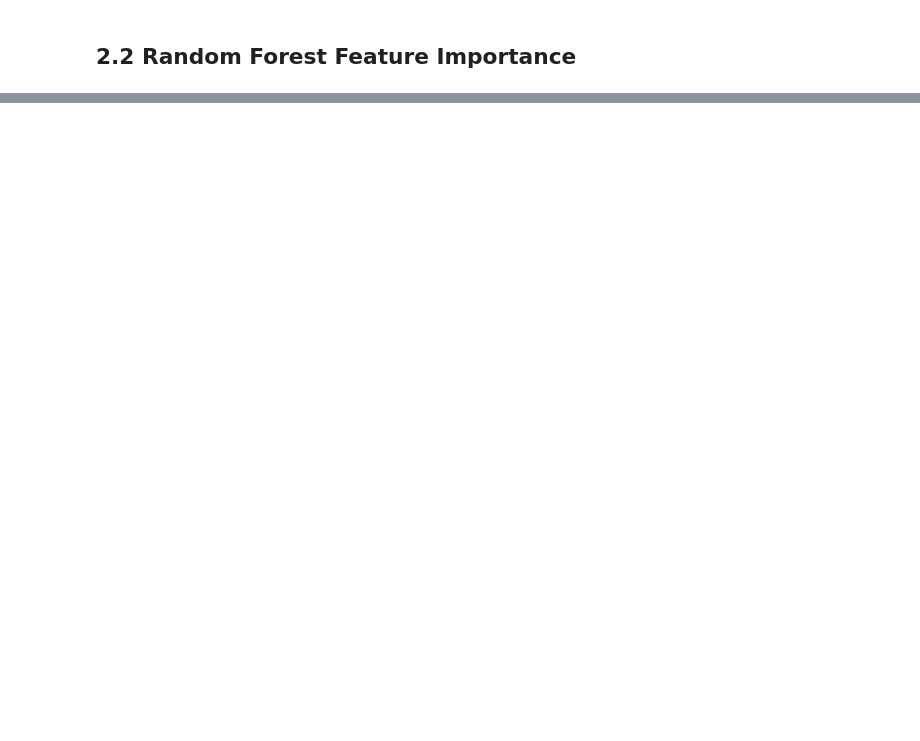
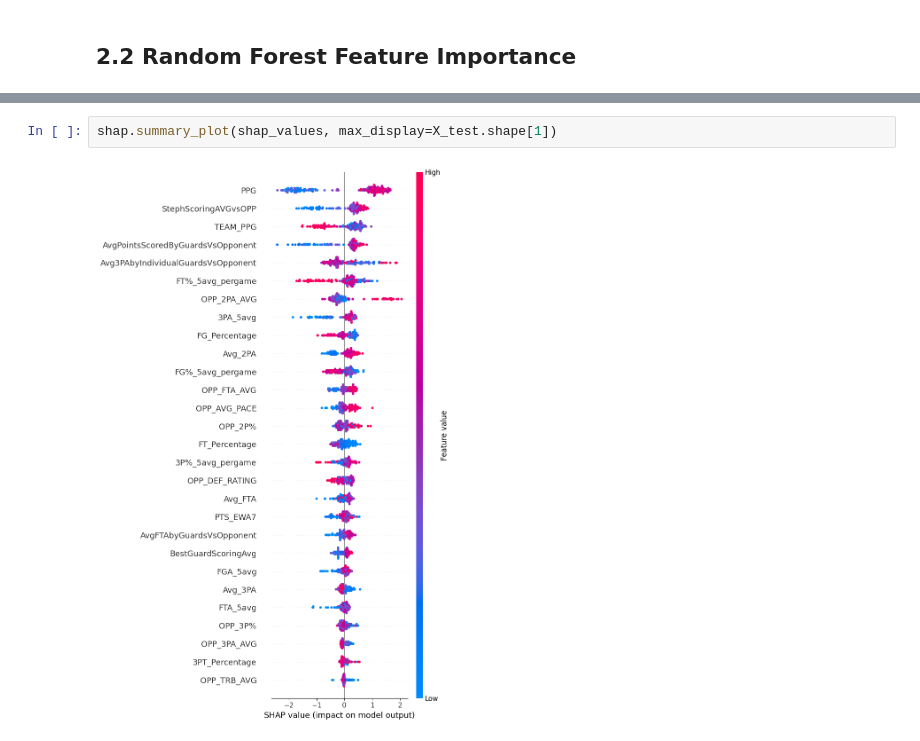
Before and after one commit to calvinnguyen9/Steph_Curry_Player_Prop, a Jupyter notebook: 4. Feature_Engineering.ipynb, the cells around one changed output, grey strips where cells are left out. Saved outputs shown, nothing was run; the diff lists cells and outputs as text; blank space fills up the shorter version.

```diff
--- a/4. Feature_Engineering.ipynb
+++ b/4. Feature_Engineering.ipynb
@@ -538,0 +569,4 @@ dtype: float64
+# %%
+shap.summary_plot(shap_values, max_display=X_test.shape[1])
+# %% [output]
+[figure, added]
```
Also changed, not shown: parts of 28 cells of this notebook, 1 other file.
